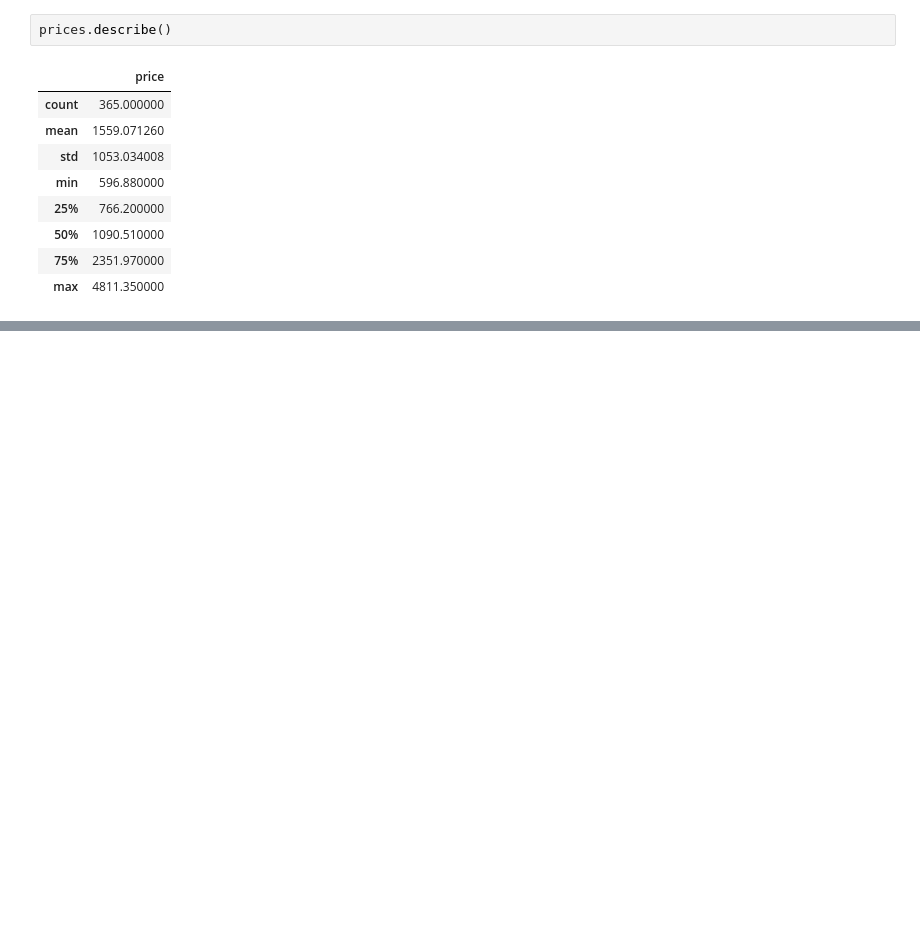
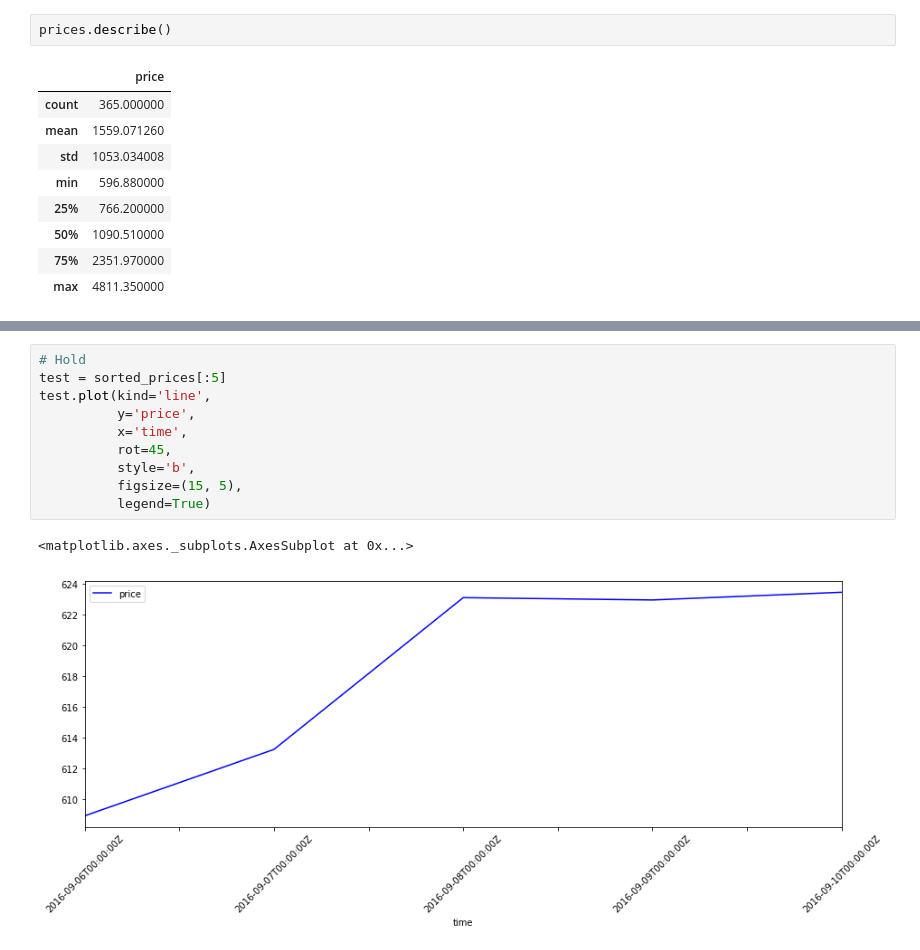
Before and after one commit to siwest/coinbase, a Jupyter notebook: coinbase.ipynb, the cells around one changed output, grey strips where cells are left out. Cells and saved outputs as stored; diff of their text form; blank space fills up the shorter version.

```diff
--- a/coinbase.ipynb
+++ b/coinbase.ipynb
@@ -47,0 +82,13 @@ ax = prices.sort_values(['time'], ascending=True).plot(kind='line',
+# %%
+# Hold
+test = sorted_prices[:5]
+test.plot(kind='line',
+          y='price',
+          x='time',
+          rot=45,
+          style='b',
+          figsize=(15, 5),
+          legend=True)
+# %% [output]
+<matplotlib.axes._subplots.AxesSubplot at 0x...>
+[figure, added]
```
Also changed, not shown: parts of 82 cells of this notebook, 1 other file.
